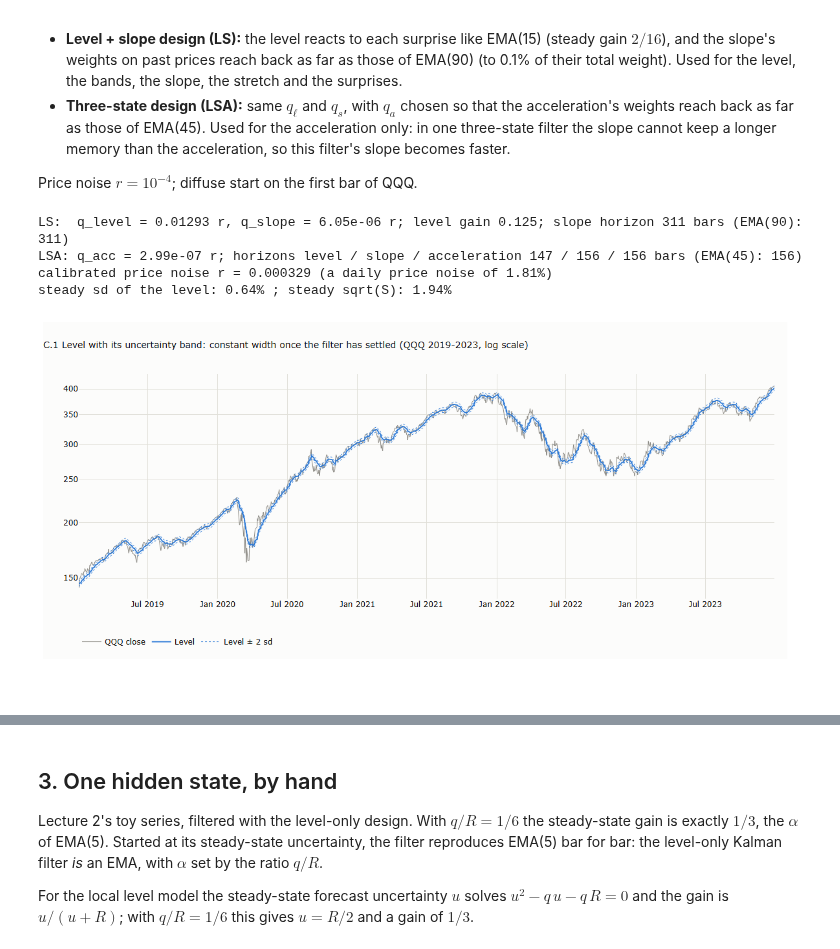
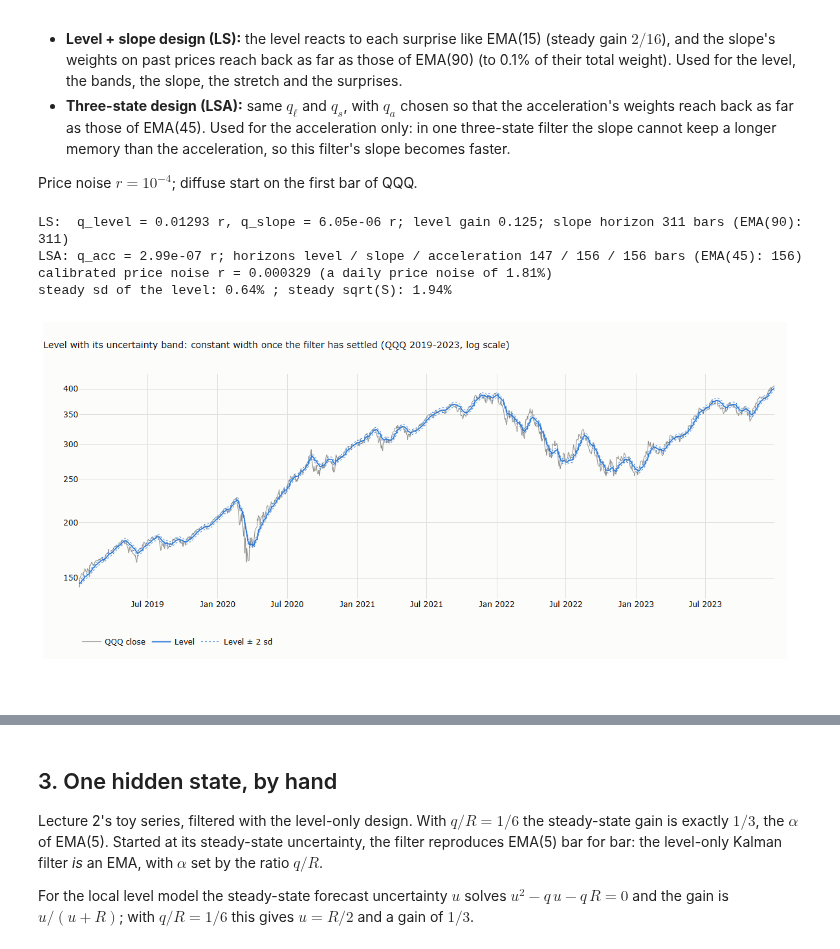
Before and after one commit to MaxGnesi/systematic-trading-notes, a Jupyter notebook: lectures/04-tracking-hidden-states/04_tracking_hidden_states.ipynb, the cells around one changed output, grey strips where cells are left out. Saved outputs shown, nothing was run; the diff lists cells and outputs as text; code cells hidden in the pictures.

Commit message:
Lecture 4b: section 3 (setting the knobs) with charts C.5 to C.7; new companion notebook 04b in lecture order; chart titles without numbers
Co-Authored-By: Claude Opus 5.5 <noreply@anthropic.com>

```diff
--- a/lectures/04-tracking-hidden-states/04_tracking_hidden_states.ipynb
+++ b/lectures/04-tracking-hidden-states/04_tracking_hidden_states.ipynb
@@ -294,35 +294,35 @@ print(f"LSA: q_acc = {qa_rel:.3g} r; horizons level / slope / acceleration {tail
 r_b = 1e-4
 cal = (dates >= "2014-01-01") & (dates <= "2018-12-31")
 z_trial = kalman(y_qqq, *design(2), np.array([ql_rel, qs_rel]) * r_b, r_b, start_uncertainty=1.0)["z"]
 r_b *= np.mean(z_trial[cal] ** 2)
 print(f"calibrated price noise r = {r_b:.3g} (a daily price noise of {100 * np.sqrt(r_b):.2f}%)")
 LS_b = kalman(y_qqq, *design(2), np.array([ql_rel, qs_rel]) * r_b, r_b, start_uncertainty=1.0)
 LSA_b = kalman(y_qqq, *design(3), np.array([ql_rel, qs_rel, qa_rel]) * r_b, r_b, start_uncertainty=1.0)
 lvl, sl = LS_b["states"][:, 0], LS_b["states"][:, 1]
 sd_lvl, sd_sl = LS_b["sd"][:, 0], LS_b["sd"][:, 1]
 acc, sd_acc = LSA_b["states"][:, 2], LSA_b["sd"][:, 2]
 z_b = LS_b["z"]
 px = pd.Series(qqq.to_numpy(), dates)
 win = (dates >= "2019-01-01") & (dates <= "2023-12-31")
 print(f"steady sd of the level: {100 * sd_lvl[-1]:.2f}% ; steady sqrt(S): {100 * np.sqrt(LS_b['surprise_var'][-1]):.2f}%")
 
 # C.1 level with its band
 fig = go.Figure()
 d = dates[win]
 fig.add_scatter(x=d, y=px[win], name="QQQ close", mode="lines", line=dict(width=1, color=MUTED))
 fig.add_scatter(x=d, y=np.exp(lvl[win]), name="Level", mode="lines", line=dict(width=1.8, color=SERIES[0]))
 fig.add_scatter(x=d, y=np.exp(lvl[win] + 2 * sd_lvl[win]), name="Level ± 2 sd", mode="lines", line=dict(width=1, color=SERIES[0], dash="dot"))
 fig.add_scatter(x=d, y=np.exp(lvl[win] - 2 * sd_lvl[win]), showlegend=False, mode="lines", line=dict(width=1, color=SERIES[0], dash="dot"))
-fig.update_layout(title="C.1 Level with its uncertainty band: constant width once the filter has settled (QQQ 2019-2023, log scale)",
+fig.update_layout(title="Level with its uncertainty band: constant width once the filter has settled (QQQ 2019-2023, log scale)",
                   yaxis=dict(type="log"), height=520, width=1150, margin=dict(t=80, b=70), legend=dict(orientation="h", y=-0.15, x=0))
 save_figure(fig, "b_c01_level_bands", FIG)
 fig
 # %% [output]
 LS:  q_level = 0.01293 r, q_slope = 6.05e-06 r; level gain 0.125; slope horizon 311 bars (EMA(90): 311)
 LSA: q_acc = 2.99e-07 r; horizons level / slope / acceleration 147 / 156 / 156 bars (EMA(45): 156)
 calibrated price noise r = 0.000329 (a daily price noise of 1.81%)
 steady sd of the level: 0.64% ; steady sqrt(S): 1.94%
-[figure, old version]
+[figure, new version]
 # %%
 # C.2 price, slope and acceleration, stacked
 fig = make_subplots(rows=3, cols=1, shared_xaxes=True, vertical_spacing=0.06,
```
Also changed, not shown: parts of 16 cells of this notebook, 19 other files.
